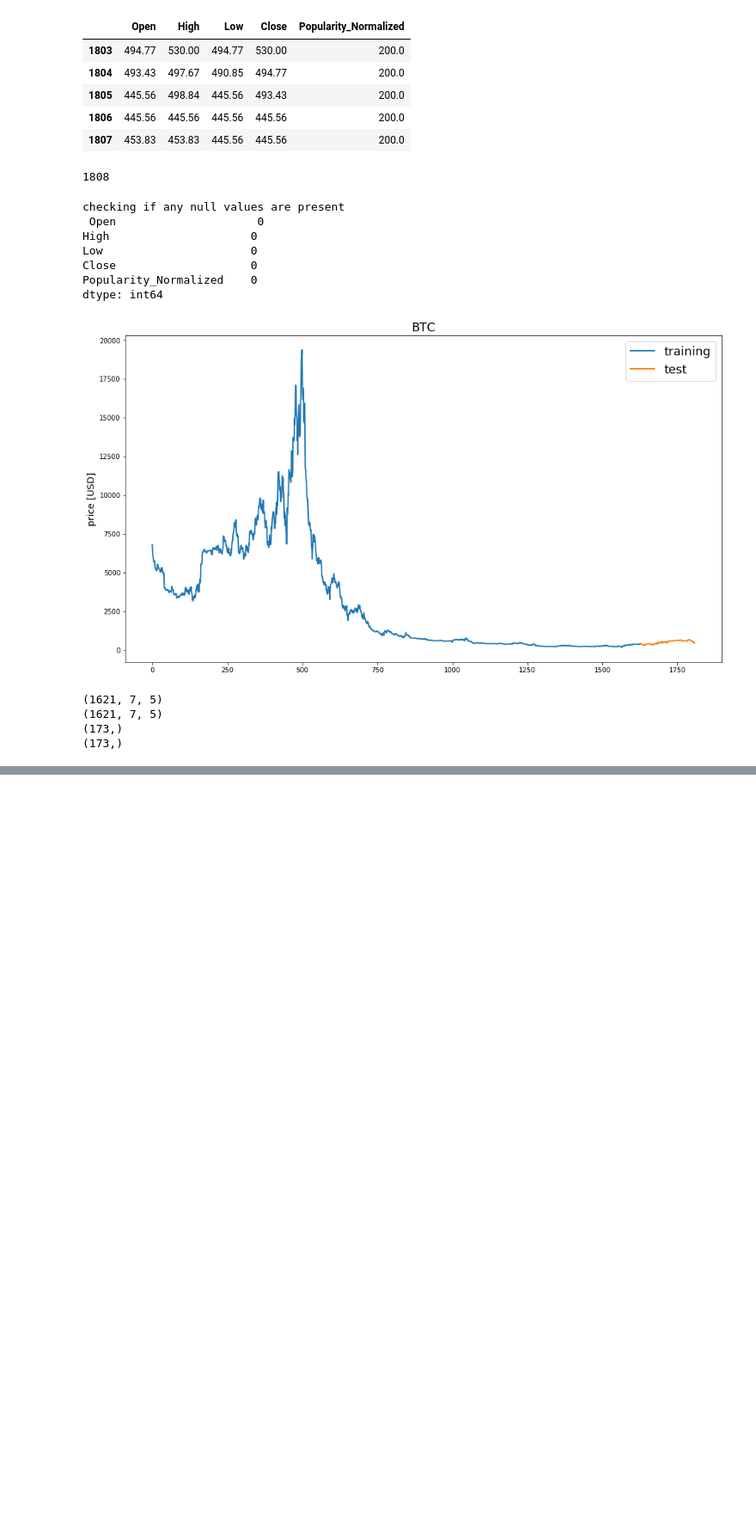
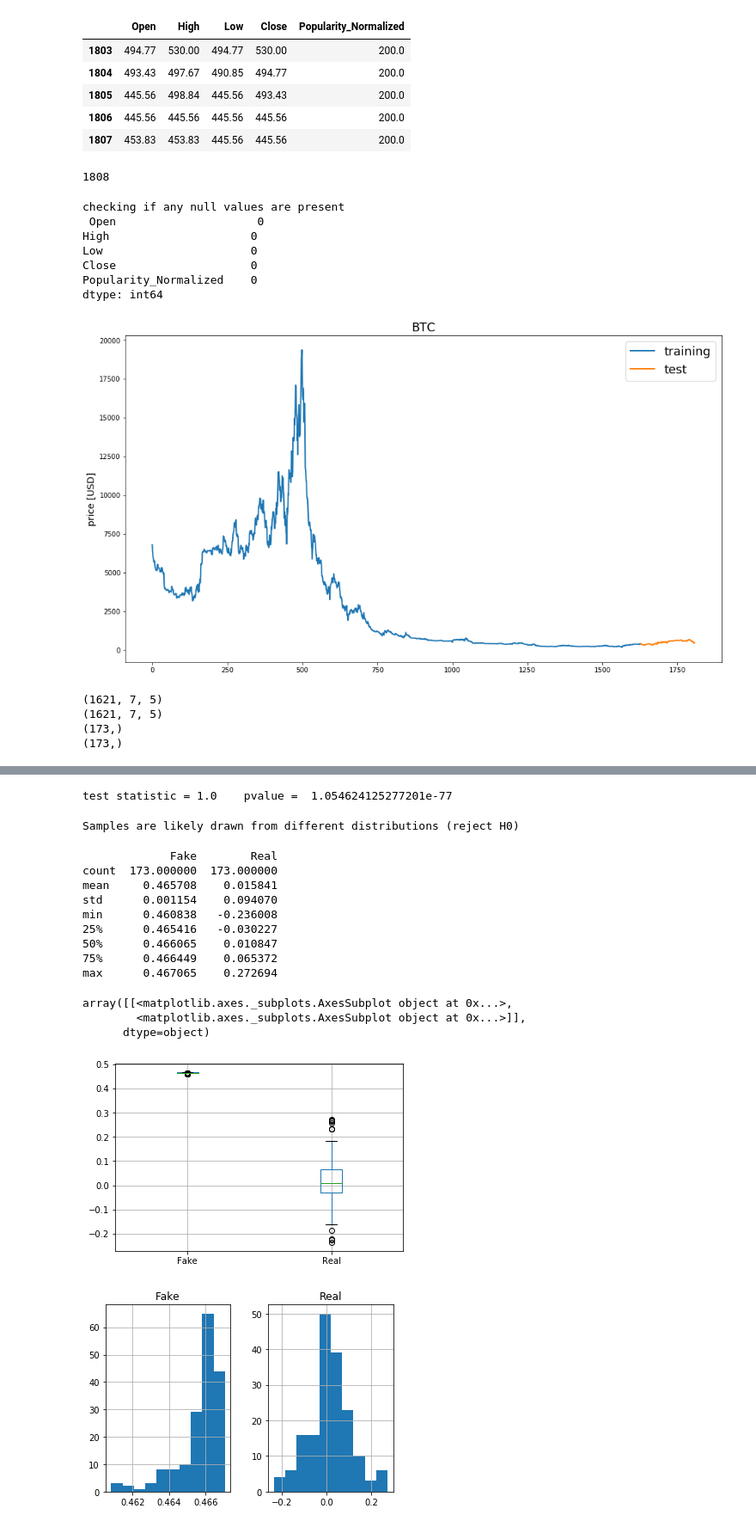
Before and after one commit to marlon-rodrigues/crypto_prediction, a Jupyter notebook: code/GAN Model v914.0.ipynb, the cells around one changed output, grey strips where cells are left out. Shown at 86% size. Saved outputs shown, nothing was run; the diff lists cells and outputs as text; code cells hidden in the pictures; blank space fills up the shorter version.

```diff
--- a/code/GAN Model v914.0.ipynb
+++ b/code/GAN Model v914.0.ipynb
@@ -492 +503,38 @@ metrics.mean_absolute_error(preds, y_test)
+# %%
+from scipy.stats import ks_2samp
+value, pvalue = ks_2samp(y_test, preds)
+print("test statistic =", value, "  ", "pvalue = ", pvalue)
+# %% [output]
+test statistic = 1.0    pvalue =  1.054624125277201e-77
+# %%
+if pvalue > 0.05:
+	print('Samples are likely drawn from the same distributions (not reject H0)')
+else:
+	print('Samples are likely drawn from different distributions (reject H0)')
+# %% [output]
+Samples are likely drawn from different distributions (reject H0)
+# %%
+results = pd.DataFrame({'Real':y_test, 'Fake': preds})
+
+# statistics summary
+print(results.describe())
+# boxplot
+results.boxplot()
+
+results.hist(bins=10)
+# %% [output]
+             Fake        Real
+count  173.000000  173.000000
+mean     0.465708    0.015841
+std      0.001154    0.094070
+min      0.460838   -0.236008
+25%      0.465416   -0.030227
+50%      0.466065    0.010847
+75%      0.466449    0.065372
+max      0.467065    0.272694
+array([[<matplotlib.axes._subplots.AxesSubplot object at 0x...>,
+        <matplotlib.axes._subplots.AxesSubplot object at 0x...>]],
+      dtype=object)
+[figure, added]
+[figure, added]
 # %%
```
Also changed, not shown: parts of 8 cells of this notebook, 1 other file.
